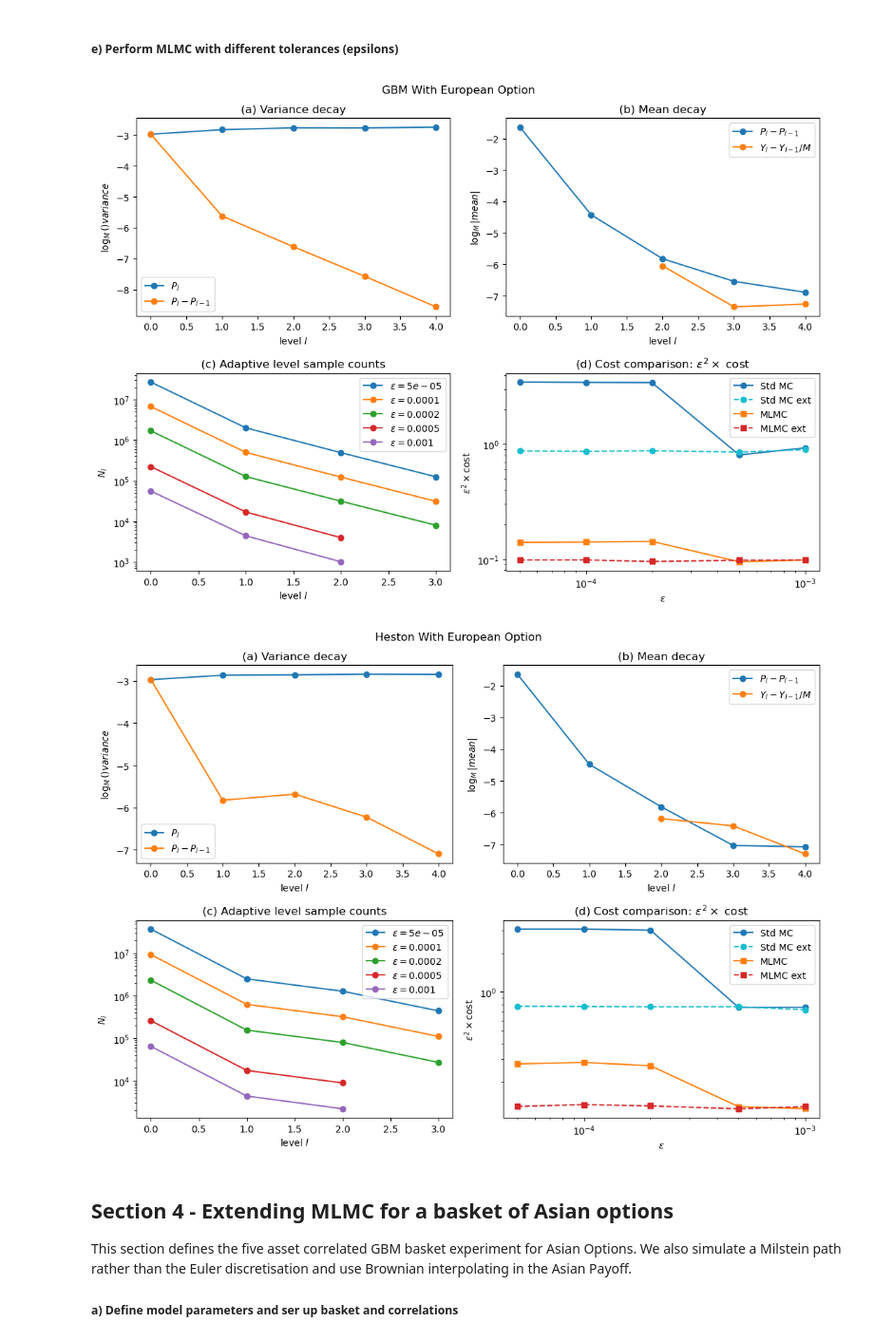
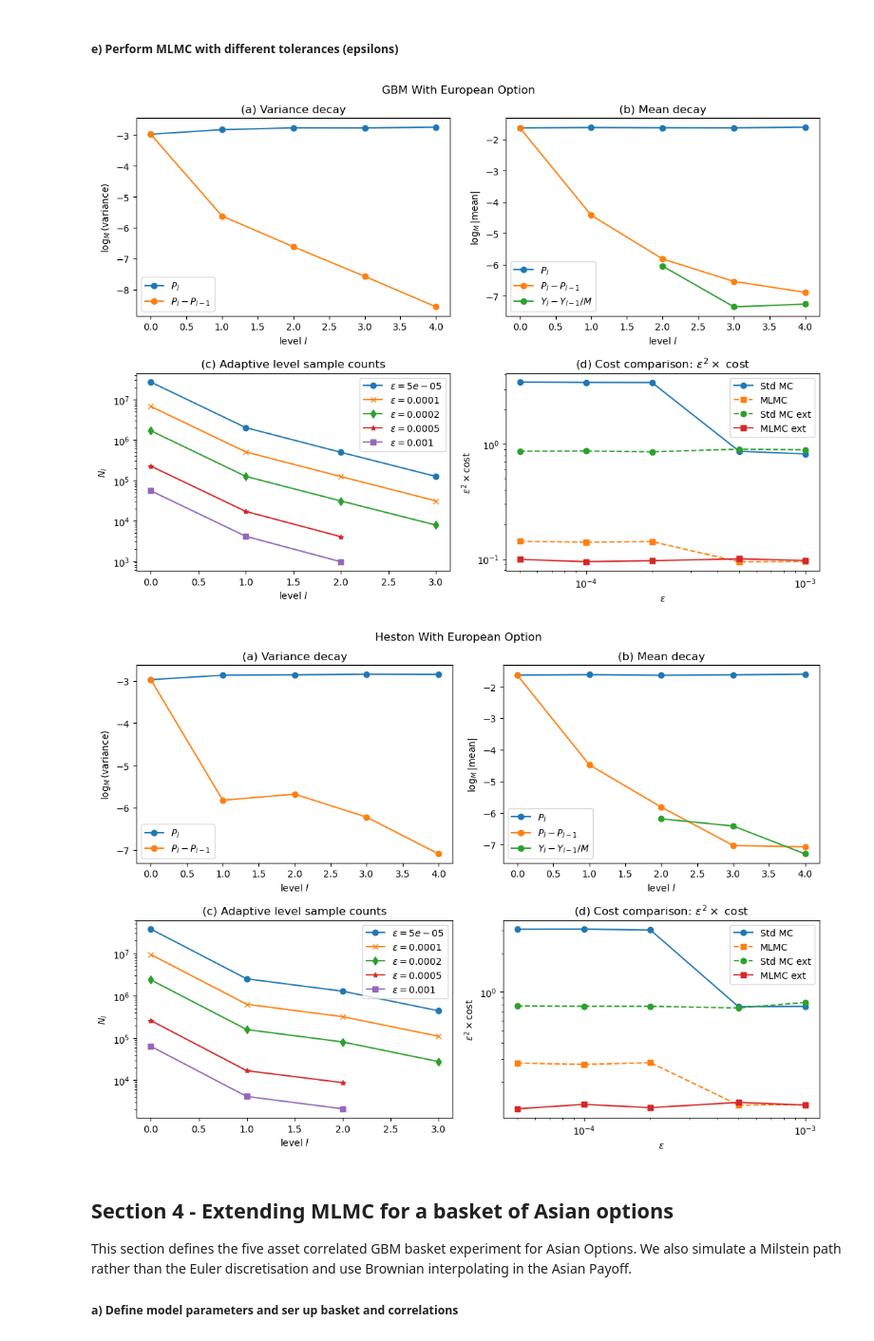
Before and after one commit to AnranSeverac/SimulationMethods, a Jupyter notebook: Code.ipynb, the cells around one changed output. Shown at 95% size. Drawn from its saved outputs; the diff is of its cells as text; code cells hidden in the pictures.

```diff
--- a/Code.ipynb
+++ b/Code.ipynb
@@ -594,7 +591,10 @@ M_GBM = 4
 
 
 def gbm_level_sampler(level: int, n: int, rng: np.random.Generator):
-    """ Simulate coupled fine and coarse GBM path, return the MLMC correction between the payoffs"""
+    """
+    Simulate coupled fine and coarse GBM path
+    Return the MLMC correction between the payoffs
+    """
     nf = M_GBM ** level
     hf = T_GBM / nf
     z = rng.standard_normal((n, nf))
@@ -624,7 +624,9 @@ def gbm_level_sampler(level: int, n: int, rng: np.random.Generator):
 
 
 def gbm_problem() -> MlmcProblem:
-    """ Wrap the GBM problem into a MlmcProblem"""
+    """
+    Wrap the GBM problem into a MlmcProblem
+    """
     return MlmcProblem(name='GBM European call (Figure 2)', M=M_GBM, level_sampler=gbm_level_sampler)
 # %% [markdown]
 ##### b) Verify European Call price with BS estimate
@@ -682,7 +684,10 @@ M_H = 4
 
 
 def heston_level_sampler(level: int, n: int, rng: np.random.Generator):
-    """ Simulate coupled fine and coarse Heston path, return the MLMC correction between the payoffs"""
+    """
+    Simulate coupled fine and coarse Heston path
+    Return the MLMC correction between the payoffs
+    """
     nf = M_H ** level
     hf = T_H / nf
     z1 = rng.standard_normal((n, nf))
@@ -727,7 +732,9 @@ def heston_level_sampler(level: int, n: int, rng: np.random.Generator):
 
 
 def heston_problem() -> MlmcProblem:
-    """ Wrap the Heston problem into a MlmcProblem"""
+    """
+    Wrap the Heston problem into a MlmcProblem
+    """
     return MlmcProblem(name='Heston European call (Figure 6)', M=M_H, level_sampler=heston_level_sampler)
 # %% [markdown]
 ##### d) Generate Plots
@@ -901,18 +1019,40 @@ def panel_plot(problem: MlmcProblem,
 # %%
 epsilons = [5e-5, 1e-4, 2e-4, 5e-4, 1e-3]
 
-fig2 = panel_plot(gbm_problem(), epsilons, max_level=4, n_per_level=4000, seed=123, title='GBM With European Option')
+fig2 = panel_plot(
+    gbm_problem(),
+    epsilons,
+    max_level=4,
+    n_per_level=4000,
+    seed=123,
+    title='GBM With European Option',
+    show_fit=False,
+    include_extrapolated=True,
+    annotate_cap_hits=False,
+    show_richardson_line= True,
+)
 fig2.show()
 #fig2.savefig('GBM_European_Call.png', dpi=180, bbox_inches='tight')
 #plt.close(fig2)
 
-fig6 = panel_plot(heston_problem(), epsilons, max_level=4, n_per_level=4000, seed=123, title='Heston With European Option')
+fig6 = panel_plot(
+    heston_problem(),
+    epsilons,
+    max_level=4,
+    n_per_level=4000,
+    seed=123,
+    title='Heston With European Option',
+    show_fit=False,
+    include_extrapolated=True,
+    annotate_cap_hits=False,
+    show_richardson_line= True,
+)
 fig6.show()
 #fig6.savefig('Heston_European_Call.png', dpi=180, bbox_inches='tight')
 #plt.close(fig6)
 # %% [output]
-[figure, old version]
+[figure, new version]
-[figure, old version]
+[figure, new version]
 # %% [markdown]
 ## Section 4 - Extending MLMC for a basket of Asian options
 
```
Also changed, not shown: parts of 15 cells of this notebook.
